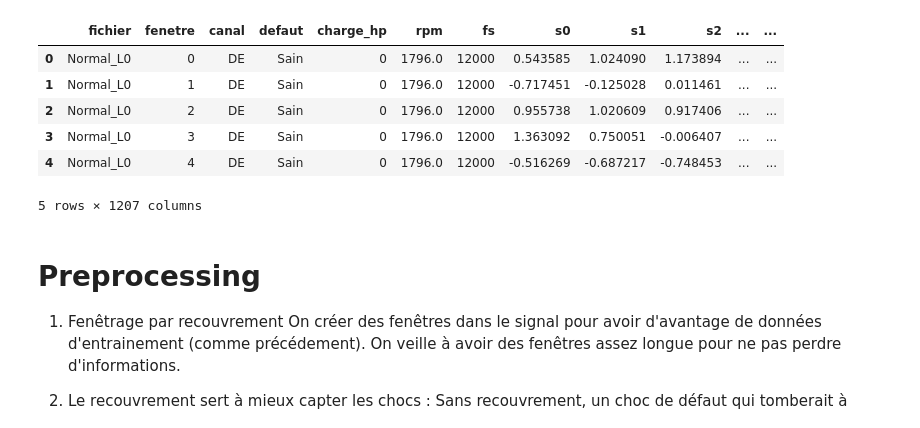
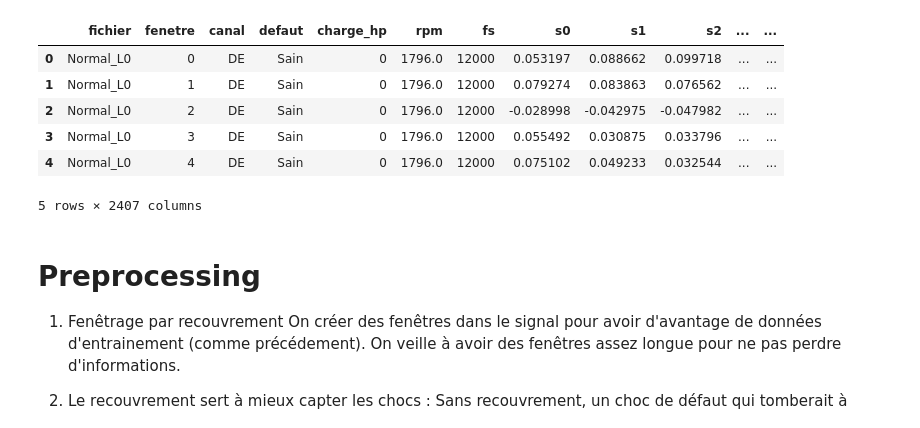
Before and after one commit to Robin3992/BDS_Fault_Detection, a Jupyter notebook: Codes/Robin/3.DL/AE_1D/1.AutoEncoder.ipynb, the cells around one changed output. Saved outputs shown, nothing was run; the diff lists cells and outputs as text; code cells hidden in the pictures.

```diff
--- a/Codes/Robin/3.DL/AE_1D/1.AutoEncoder.ipynb
+++ b/Codes/Robin/3.DL/AE_1D/1.AutoEncoder.ipynb
@@ -47,7 +47,7 @@ from sklearn.preprocessing import StandardScaler
 from Sources.data import selectionner, charger
 from Sources.config import DUREE_FENETRE
 
-def construire_fenetres_brutes(selection, canal="DE", duree=DUREE_FENETRE/2, recouvrement=0.5):
+def construire_fenetres_brutes(selection, canal="DE", duree=DUREE_FENETRE, recouvrement=0.5):
     """R
     envoie (SB, infos) : signaux BRUTS (pas encore normalisés) + infos par fenetre.
     Réduction de la durée de fenêtre : DUREE_FENETRE/2 = 0.1s
@@ -66,22 +66,20 @@ def construire_fenetres_brutes(selection, canal="DE", duree=DUREE_FENETRE/2, rec
     return np.array(SB, dtype=np.float32), pd.DataFrame(lignes)
 
 SB, infos = construire_fenetres_brutes(selection, canal="DE")
-
-SBNorm = StandardScaler().fit_transform(SB.T).T            # Standardisation (par colonne, D'où le .T pour convertir)
 # %%
 # Le tableau complet, une fois pour toutes : infos d'abord, puis les valeurs s0..sN
 tableau = pd.concat([infos.reset_index(drop=True),
-                     pd.DataFrame(SBNorm, columns=[f"s{i}" for i in range(SBNorm.shape[1])])], axis=1)
+                     pd.DataFrame(SB, columns=[f"s{i}" for i in range(SB.shape[1])])], axis=1)
 
 tableau.head()
 # %% [output]
 |  | fichier | fenetre | canal | defaut | charge_hp | rpm | fs | s0 | s1 | s2 | ... | ... |
-| 0 | Normal_L0 | 0 | DE | Sain | 0 | 1796.0 | 12000 | 0.543585 | 1.024090 | 1.173894 | ... | ... |
-| 1 | Normal_L0 | 1 | DE | Sain | 0 | 1796.0 | 12000 | -0.717451 | -0.125028 | 0.011461 | ... | ... |
-| 2 | Normal_L0 | 2 | DE | Sain | 0 | 1796.0 | 12000 | 0.955738 | 1.020609 | 0.917406 | ... | ... |
-| 3 | Normal_L0 | 3 | DE | Sain | 0 | 1796.0 | 12000 | 1.363092 | 0.750051 | -0.006407 | ... | ... |
-| 4 | Normal_L0 | 4 | DE | Sain | 0 | 1796.0 | 12000 | -0.516269 | -0.687217 | -0.748453 | ... | ... |
+| 0 | Normal_L0 | 0 | DE | Sain | 0 | 1796.0 | 12000 | 0.053197 | 0.088662 | 0.099718 | ... | ... |
+| 1 | Normal_L0 | 1 | DE | Sain | 0 | 1796.0 | 12000 | 0.079274 | 0.083863 | 0.076562 | ... | ... |
+| 2 | Normal_L0 | 2 | DE | Sain | 0 | 1796.0 | 12000 | -0.028998 | -0.042975 | -0.047982 | ... | ... |
+| 3 | Normal_L0 | 3 | DE | Sain | 0 | 1796.0 | 12000 | 0.055492 | 0.030875 | 0.033796 | ... | ... |
+| 4 | Normal_L0 | 4 | DE | Sain | 0 | 1796.0 | 12000 | 0.075102 | 0.049233 | 0.032544 | ... | ... |
-5 rows × 1207 columns
+5 rows × 2407 columns
 # %% [markdown]
 # Preprocessing
 1. Fenêtrage par recouvrement
```
Also changed, not shown: parts of 2 cells of this notebook, 4 other files.
